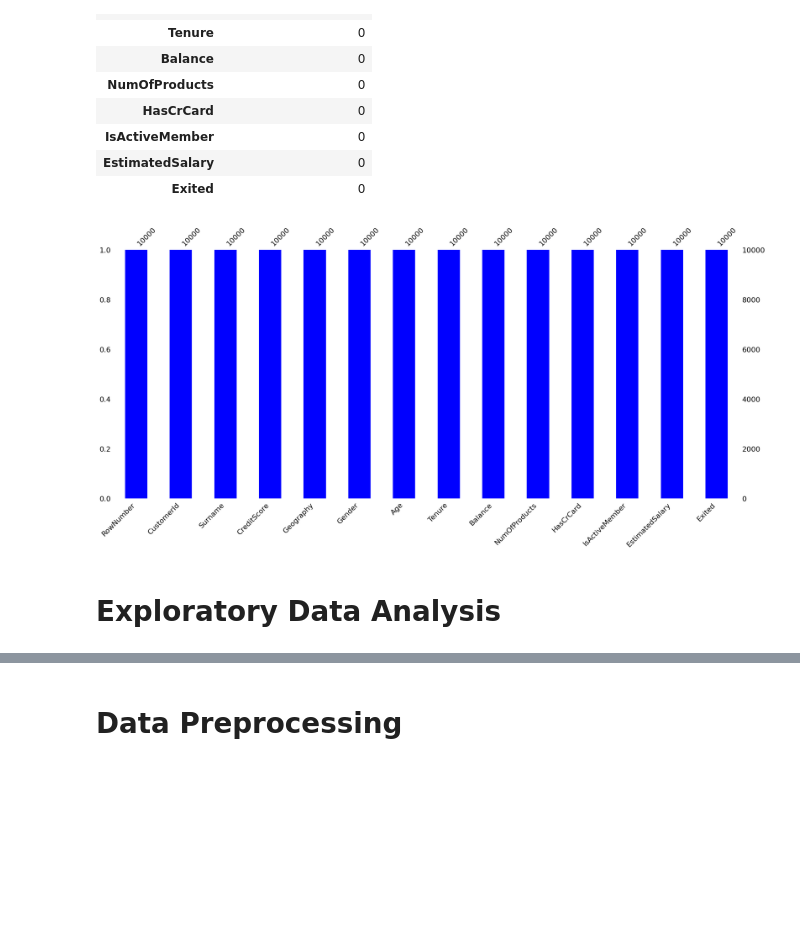
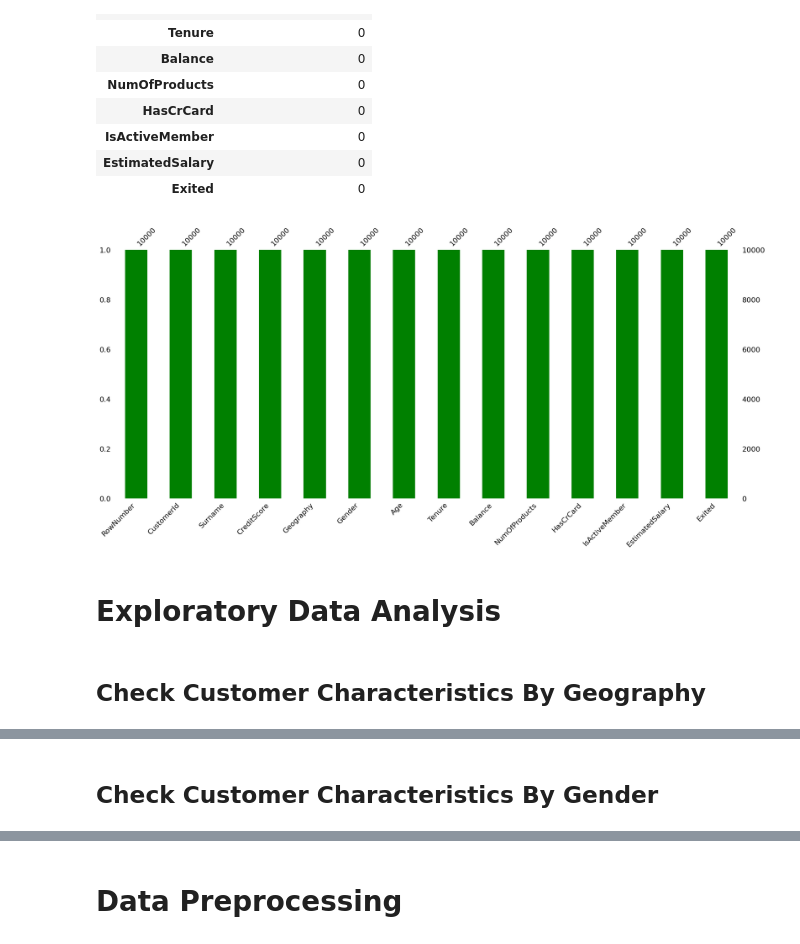
Before and after one commit to mohammadreza-mohammadi94/DataAnalysis-And-MachineLearning, a Jupyter notebook: 2. Marketing and Customer Analysis/Bank Customer Churn Prediction/Predicting_Churn_for_Bank_Customers.ipynb, the cells around one changed output, grey strips where cells are left out. Saved outputs shown, nothing was run; the diff lists cells and outputs as text; code cells hidden in the pictures; blank space fills up the shorter version.

```diff
--- a/2. Marketing and Customer Analysis/Bank Customer Churn Prediction/Predicting_Churn_for_Bank_Customers.ipynb
+++ b/2. Marketing and Customer Analysis/Bank Customer Churn Prediction/Predicting_Churn_for_Bank_Customers.ipynb
@@ -294,12 +294,15 @@ pd.DataFrame(df.isnull().sum(), columns=['Missing Value Count'])
 | Exited | 0 |
 # %%
 import missingno
-missingno.bar(df, color = "b")
+plt.figure(figsize=(10, 6))
+missingno.bar(df, color = "g")
 plt.show()
 # %% [output]
-[figure, old version]
+[figure, new version]
 # %% [markdown]
 # Exploratory Data Analysis
+# %% [markdown]
+## Check Customer Characteristics By Geography
 # %%
 df.groupby('Geography')[['CreditScore', 'Age', 'Tenure', 'Balance',
        'NumOfProducts', 'HasCrCard', 'IsActiveMember', 'EstimatedSalary',
@@ -310,6 +313,8 @@ df.groupby('Geography')[['CreditScore', 'Age', 'Tenure', 'Balance',
 | France | 649.668329 | 38.511767 | 5.004587 | 62092.636516 | 1.530913 | 0.706621 | 0.516753 | 99899.180814 | ... |
 | Germany | 651.453567 | 39.771622 | 5.009964 | 119730.116134 | 1.519729 | 0.713830 | 0.497409 | 101113.435102 | ... |
 | Spain | 651.333872 | 38.890997 | 5.032297 | 61818.147763 | 1.539362 | 0.694792 | 0.529673 | 99440.572281 | ... |
+# %% [markdown]
+## Check Customer Characteristics By Gender
 # %%
 df.groupby('Gender')[['CreditScore', 'Age', 'Tenure', 'Balance',
        'NumOfProducts', 'HasCrCard', 'IsActiveMember', 'EstimatedSalary',
```
Also changed, not shown: parts of 25 cells of this notebook.
